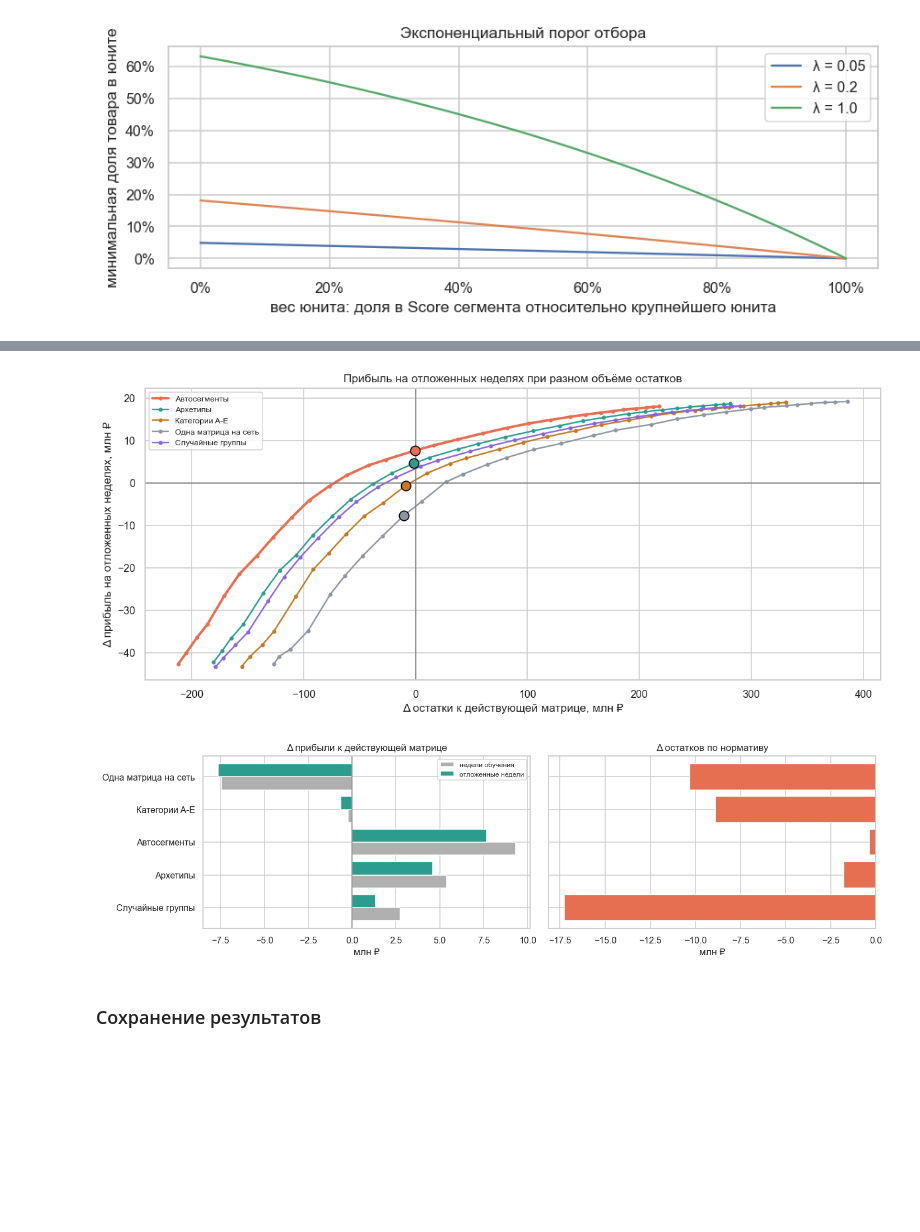
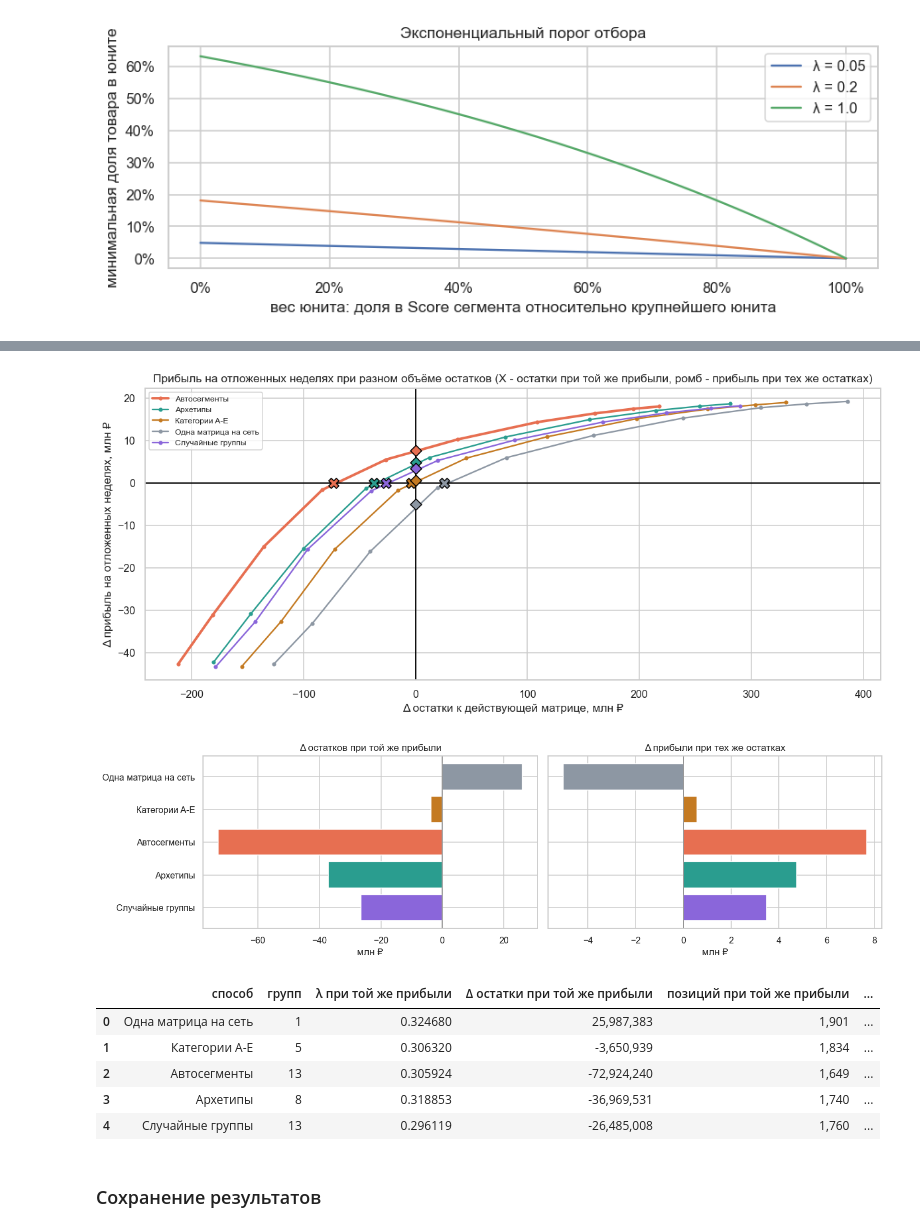
Before and after one commit to Viktor-VK/portfolio, a Jupyter notebook: Скоринг и выбор ассортиментной матрицы/01_score_abc_и_выбор_матрицы.ipynb, the cells around one changed output, grey strips where cells are left out. Cells and saved outputs as stored; diff of their text form; code cells hidden in the pictures; blank space fills up the shorter version.

Commit message:
Скоринг: минимум остатков при той же прибыли, две нулевые точки кривых считаются точно, сетка 10 значений строгости
Co-Authored-By: Claude Opus 5.5 <noreply@anthropic.com>

```diff
--- a/Скоринг и выбор ассортиментной матрицы/01_score_abc_и_выбор_матрицы.ipynb
+++ b/Скоринг и выбор ассортиментной матрицы/01_score_abc_и_выбор_матрицы.ipynb
@@ -63,9 +63,11 @@ ABC_THRESHOLD_CANDIDATES = pd.DataFrame([
     {"method": "строгий", "a": 0.15, "b": 0.25, "c": 0.35, "s_u": 150.0},
 ])
 
-# Строгость экспоненциального отбора подбирается плавно: 30 значений λ от почти «всё продаваемое» до «только лидеры».
-# Чем больше λ, тем строже отбор. ABC-пороги считаются для сравнения, выбор идёт по шкале λ.
-LAMBDA_GRID = list(dict.fromkeys(float(f'{x:.2g}') for x in np.geomspace(0.01, 2, 30)))
+# Строгость экспоненциального отбора: кривая строится по 10 значениям λ от почти «всё продаваемое» до «только
+# лидеры» (чем больше λ, тем строже отбор), а точки пересечения с нулём прибыли и нулём остатков считаются точно -
+# λ подбирается делением отрезка пополам. ABC-пороги считаются для сравнения.
+LAMBDA_GRID = list(dict.fromkeys(float(f'{x:.2g}') for x in np.geomspace(0.01, 2, 10)))
+SOLVE_ITERS = 12   # шагов деления отрезка при поиске нулевой точки
 LAMBDAS_SHOW = [0.05, 0.2, 1.0]   # для графика формы порога
 
 # Защищённые позиции входят в матрицу независимо от Score: минимальный ассортимент и собственная марка
@@ -490,33 +540,40 @@ summary.style.format({c: '{:,.0f}' for c in summary.columns if c not in ('спо
 fig, ax = plt.subplots(figsize=(11, 5))
 palette = {'Одна матрица на сеть': '#8d97a3', 'Категории A-E': '#c47a22', 'Автосегменты': '#e76f51',
            'Архетипы': '#2a9d8f', 'Случайные группы': '#8a66da'}
+zero = summary.set_index('способ')
 for name, g in frontier.groupby('способ'):
     g = g.sort_values('Δ остатки')
     ax.plot(g['Δ остатки'] / 1e6, g['Δ прибыль, проверка'] / 1e6, marker='o', ms=3, color=palette.get(name), label=name,
             lw=2.5 if name == 'Автосегменты' else 1.5)
-    chosen = g[g['выбран']]
-    ax.scatter(chosen['Δ остатки'] / 1e6, chosen['Δ прибыль, проверка'] / 1e6, s=90, color=palette.get(name),
-               edgecolor='black', zorder=5)
-ax.axhline(0, color='grey', lw=1); ax.axvline(0, color='grey', lw=1)
-ax.set(title='Прибыль на отложенных неделях при разном объёме остатков', xlabel='Δ остатки к действующей матрице, млн ₽',
-       ylabel='Δ прибыль на отложенных неделях, млн ₽')
+    z = zero.loc[name]
+    ax.scatter([z['Δ остатки при той же прибыли'] / 1e6], [0], marker='X', s=100, color=palette.get(name), edgecolor='black', zorder=6)
+    ax.scatter([0], [z['Δ прибыль при тех же остатках'] / 1e6], marker='D', s=60, color=palette.get(name), edgecolor='black', zorder=6)
+ax.axhline(0, color='black', lw=1.2); ax.axvline(0, color='black', lw=1.2)
+ax.set(title='Прибыль на отложенных неделях при разном объёме остатков (X - остатки при той же прибыли, ромб - прибыль при тех же остатках)',
+       xlabel='Δ остатки к действующей матрице, млн ₽', ylabel='Δ прибыль на отложенных неделях, млн ₽')
 ax.legend(fontsize=8); plt.tight_layout(); plt.show()
 # %% [output]
-[figure, old version]
+[figure, new version]
 # %%
 order = summary.set_index('способ')
 fig, axes = plt.subplots(1, 2, figsize=(13, 3.8))
 y = np.arange(len(order))
-axes[0].barh(y + 0.2, order['Δ прибыль, обучение'] / 1e6, height=0.4, color='#b0b0b0', label='недели обучения')
-axes[0].barh(y - 0.2, order['Δ прибыль, проверка'] / 1e6, height=0.4, color='#2a9d8f', label='отложенные недели')
+axes[0].barh(y, order['Δ остатки при той же прибыли'] / 1e6, color=[palette.get(n) for n in order.index])
 axes[0].set_yticks(y); axes[0].set_yticklabels(order.index); axes[0].invert_yaxis(); axes[0].axvline(0, color='grey', lw=1)
-axes[0].set(title='Δ прибыли к действующей матрице', xlabel='млн ₽'); axes[0].legend(fontsize=8)
-axes[1].barh(y, order['Δ остатки'] / 1e6, color='#e76f51')
+axes[0].set(title='Δ остатков при той же прибыли', xlabel='млн ₽')
+axes[1].barh(y, order['Δ прибыль при тех же остатках'] / 1e6, color=[palette.get(n) for n in order.index])
 axes[1].set_yticks(y); axes[1].set_yticklabels([]); axes[1].invert_yaxis(); axes[1].axvline(0, color='grey', lw=1)
-axes[1].set(title='Δ остатков по нормативу', xlabel='млн ₽')
+axes[1].set(title='Δ прибыли при тех же остатках', xlabel='млн ₽')
 plt.tight_layout(); plt.show()
+summary.style.format({c: '{:,.0f}' for c in summary.columns if c not in ('способ',) and not c.startswith('λ')})
 # %% [output]
-[figure, old version]
+[figure, new version]
+|  | способ | групп | λ при той же прибыли | Δ остатки при той же прибыли | позиций при той же прибыли | ... |
+| 0 | Одна матрица на сеть | 1 | 0.324680 | 25,987,383 | 1,901 | ... |
+| 1 | Категории A-E | 5 | 0.306320 | -3,650,939 | 1,834 | ... |
+| 2 | Автосегменты | 13 | 0.305924 | -72,924,240 | 1,649 | ... |
+| 3 | Архетипы | 8 | 0.318853 | -36,969,531 | 1,740 | ... |
+| 4 | Случайные группы | 13 | 0.296119 | -26,485,008 | 1,760 | ... |
 # %% [markdown]
 ### Сохранение результатов
 # %%
```
Also changed, not shown: parts of 9 cells of this notebook, 2 other files.
